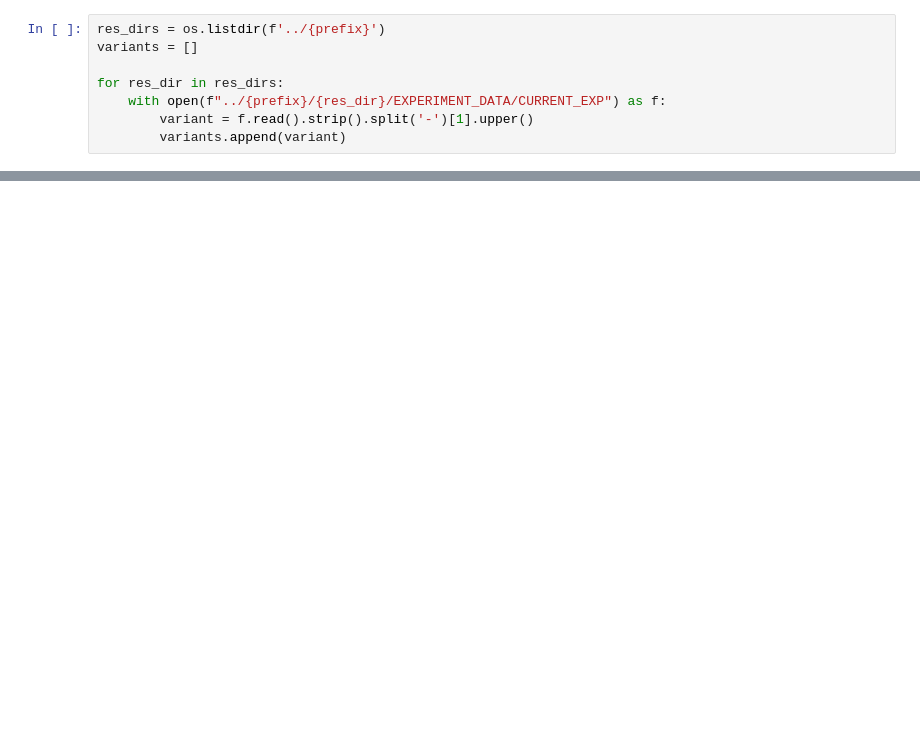
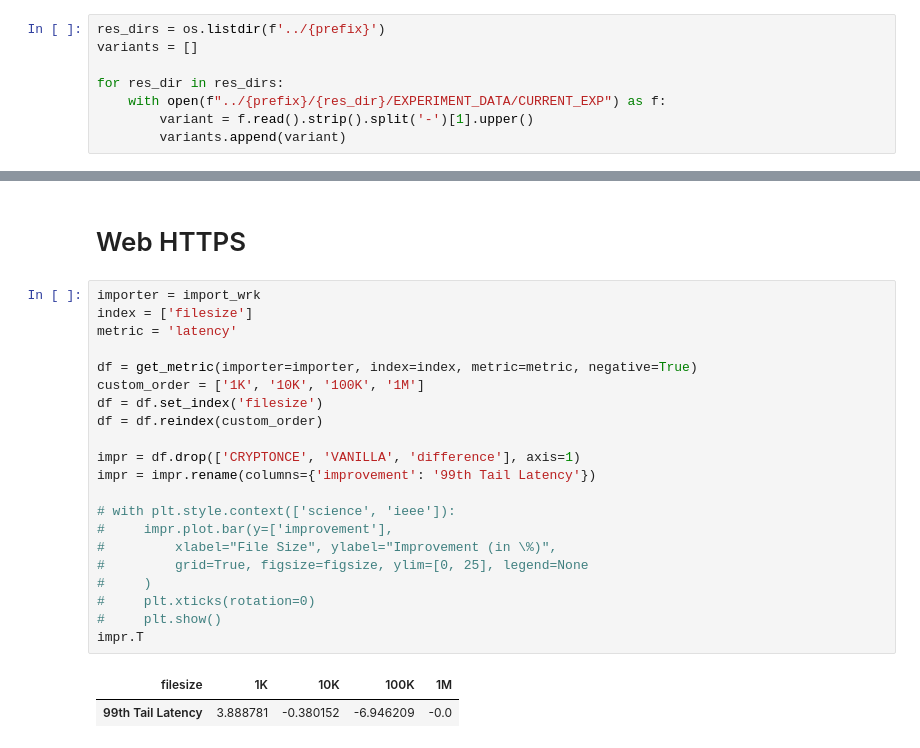
Before and after one commit to cesar237/wireguard-results-analysis, a Jupyter notebook: notebooks/Client Bench Analysis.ipynb, the cells around one changed output, grey strips where cells are left out. Drawn from its saved outputs; the diff is of its cells as text; blank space fills up the shorter version.

```diff
--- a/notebooks/Client Bench Analysis.ipynb
+++ b/notebooks/Client Bench Analysis.ipynb
@@ -204,0 +405,26 @@ dfs['VANILLA']
+# %% [markdown]
+# Web HTTPS
+# %%
+importer = import_wrk
+index = ['filesize']
+metric = 'latency'
+
+df = get_metric(importer=importer, index=index, metric=metric, negative=True)
+custom_order = ['1K', '10K', '100K', '1M']
+df = df.set_index('filesize')
+df = df.reindex(custom_order)
+
+impr = df.drop(['CRYPTONCE', 'VANILLA', 'difference'], axis=1)
+impr = impr.rename(columns={'improvement': '99th Tail Latency'})
+
+# with plt.style.context(['science', 'ieee']):
+#     impr.plot.bar(y=['improvement'],
+#         xlabel="File Size", ylabel="Improvement (in \%)",
+#         grid=True, figsize=figsize, ylim=[0, 25], legend=None
+#     )
+#     plt.xticks(rotation=0)
+#     plt.show()
+impr.T
+# %% [output]
+| filesize | 1K | 10K | 100K | 1M |
+| 99th Tail Latency | 3.888781 | -0.380152 | -6.946209 | -0.0 |
```
Also changed, not shown: parts of 29 cells of this notebook, 4 other files.
